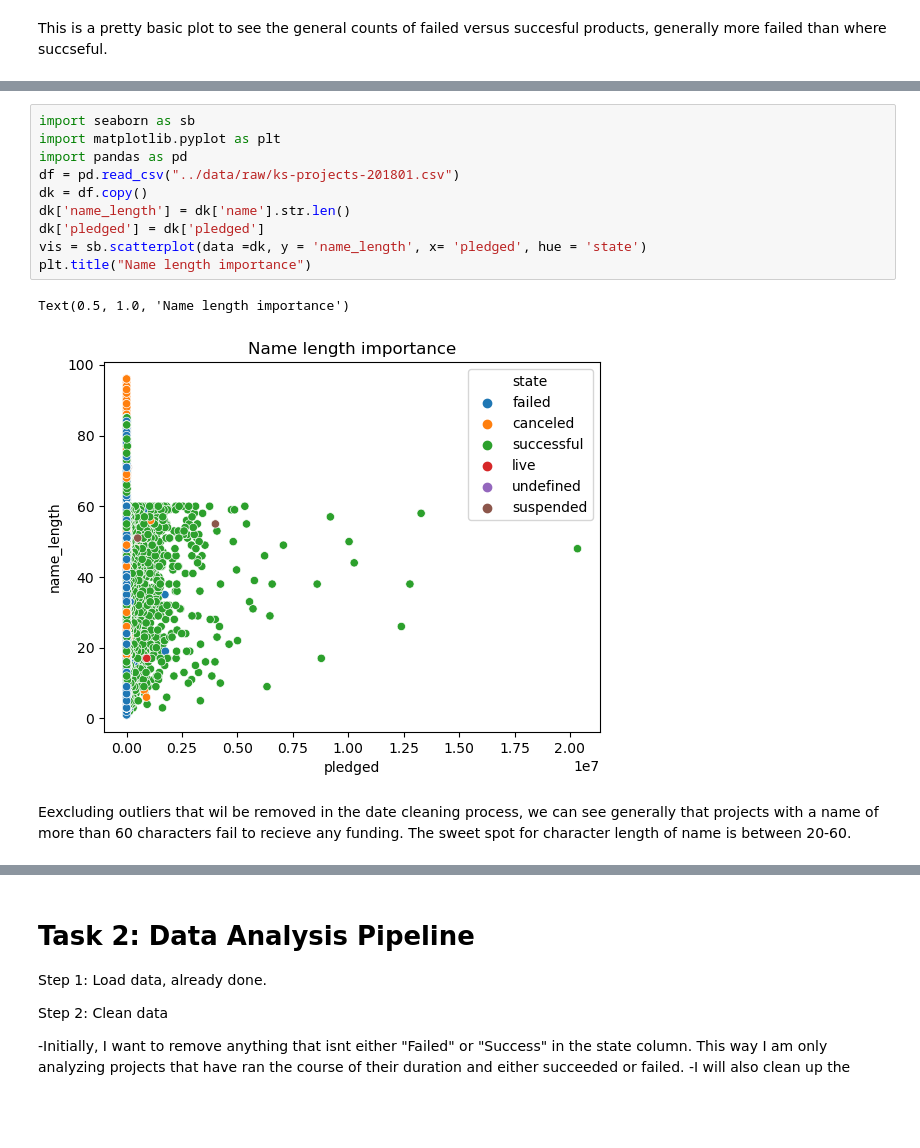
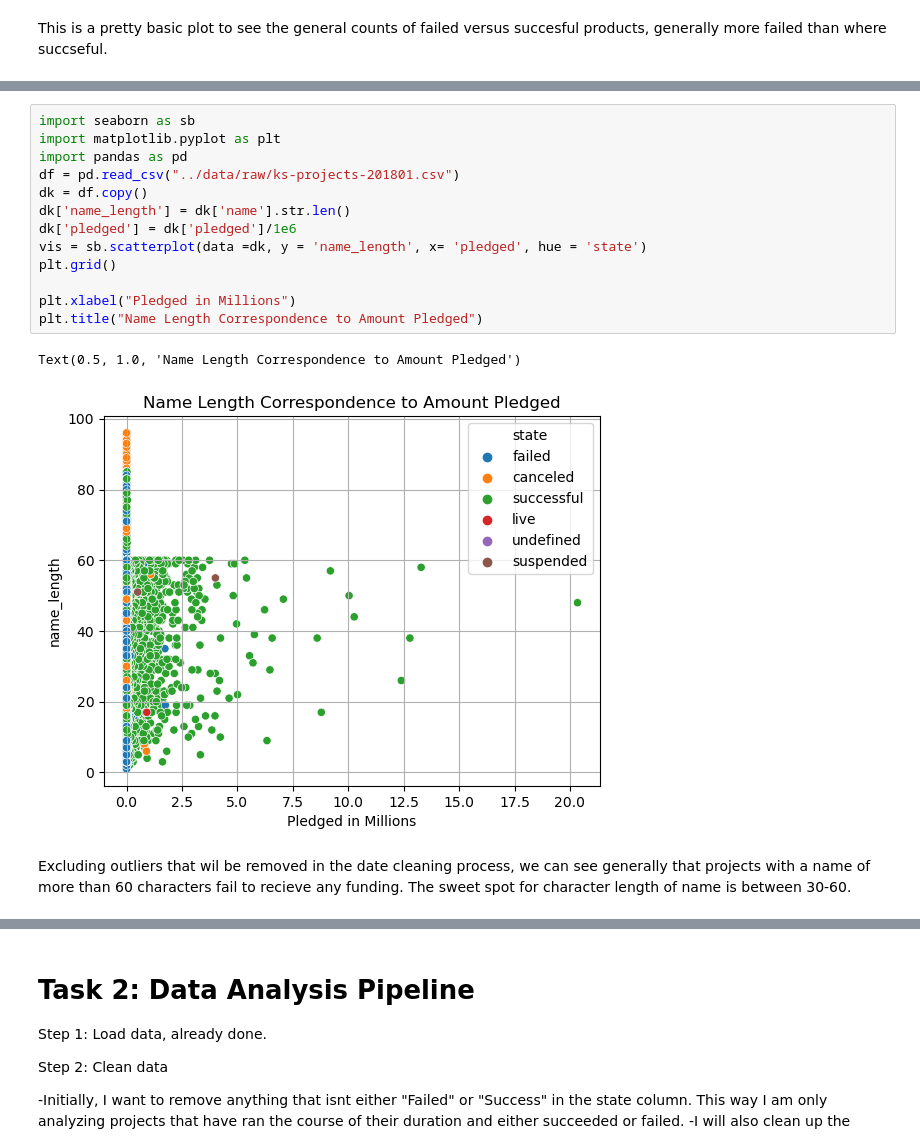
Before and after one commit to aryanagn/Funding-Trend-Navigator, a Jupyter notebook: notebooks/analysis2.ipynb, the cells around one changed output, grey strips where cells are left out. Cells and saved outputs as stored; diff of their text form; blank space fills up the shorter version.

```diff
--- a/notebooks/analysis2.ipynb
+++ b/notebooks/analysis2.ipynb
@@ -96,16 +107,19 @@ The days are hard to see, so will be smarter to do per week on the x axis, but g
 # %%
 import seaborn as sb
 import matplotlib.pyplot as plt
 import pandas as pd
 df = pd.read_csv("../data/raw/ks-projects-201801.csv")
 dk = df.copy()
 dk['name_length'] = dk['name'].str.len()
-dk['pledged'] = dk['pledged']
+dk['pledged'] = dk['pledged']/1e6
 vis = sb.scatterplot(data =dk, y = 'name_length', x= 'pledged', hue = 'state')
-plt.title("Name length importance")
+plt.grid()
+
+plt.xlabel("Pledged in Millions")
+plt.title("Name Length Correspondence to Amount Pledged")
 # %% [output]
-Text(0.5, 1.0, 'Name length importance')
+Text(0.5, 1.0, 'Name Length Correspondence to Amount Pledged')
-[figure, old version]
+[figure, new version]
 # %% [markdown]
-Eexcluding outliers that wil be removed in the date cleaning process, we can see generally that projects
-with a name of more than 60 characters fail to recieve any funding. The sweet spot for character length of name is between 20-60.
+Excluding outliers that wil be removed in the date cleaning process, we can see generally that projects
+with a name of more than 60 characters fail to recieve any funding. The sweet spot for character length of name is between 30-60.
```
Also changed, not shown: parts of 14 cells of this notebook, 2 other files.
